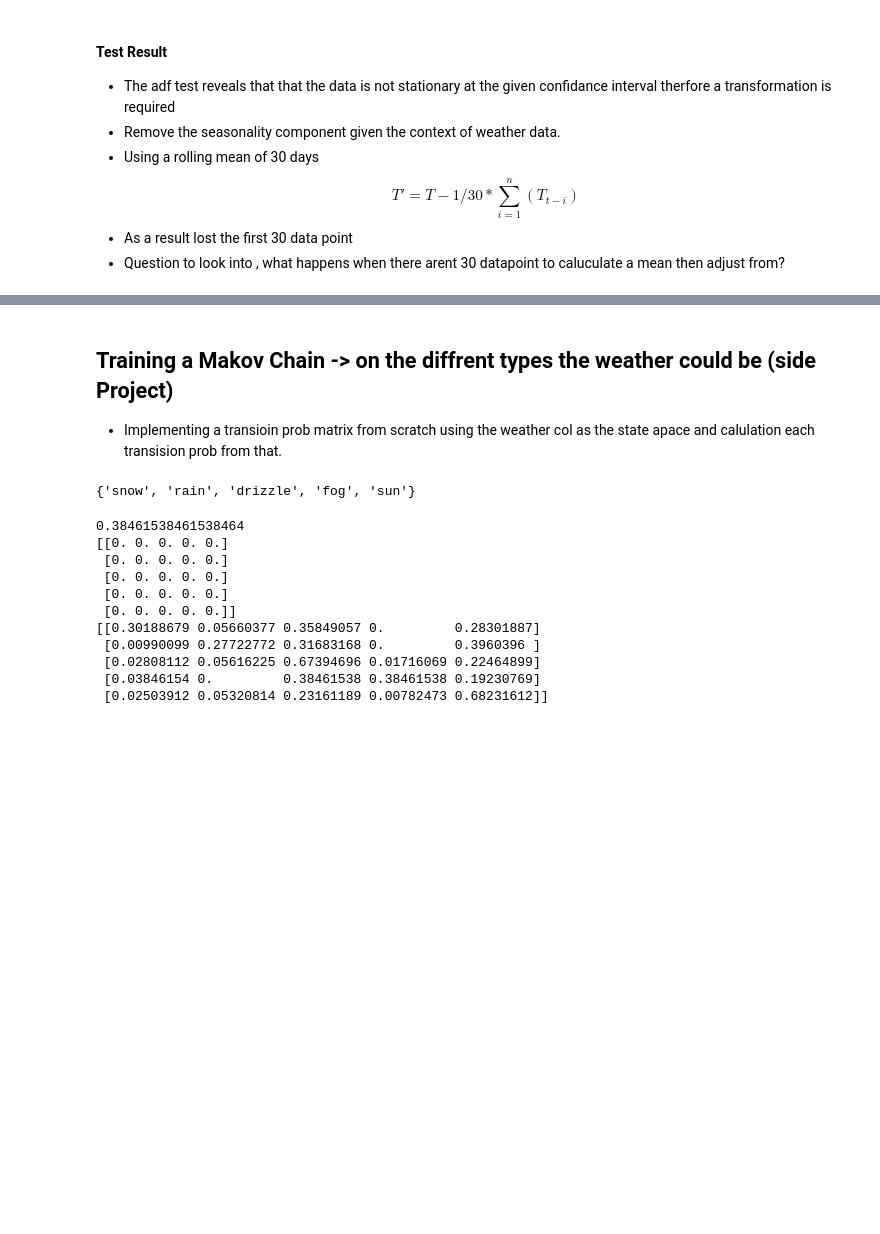
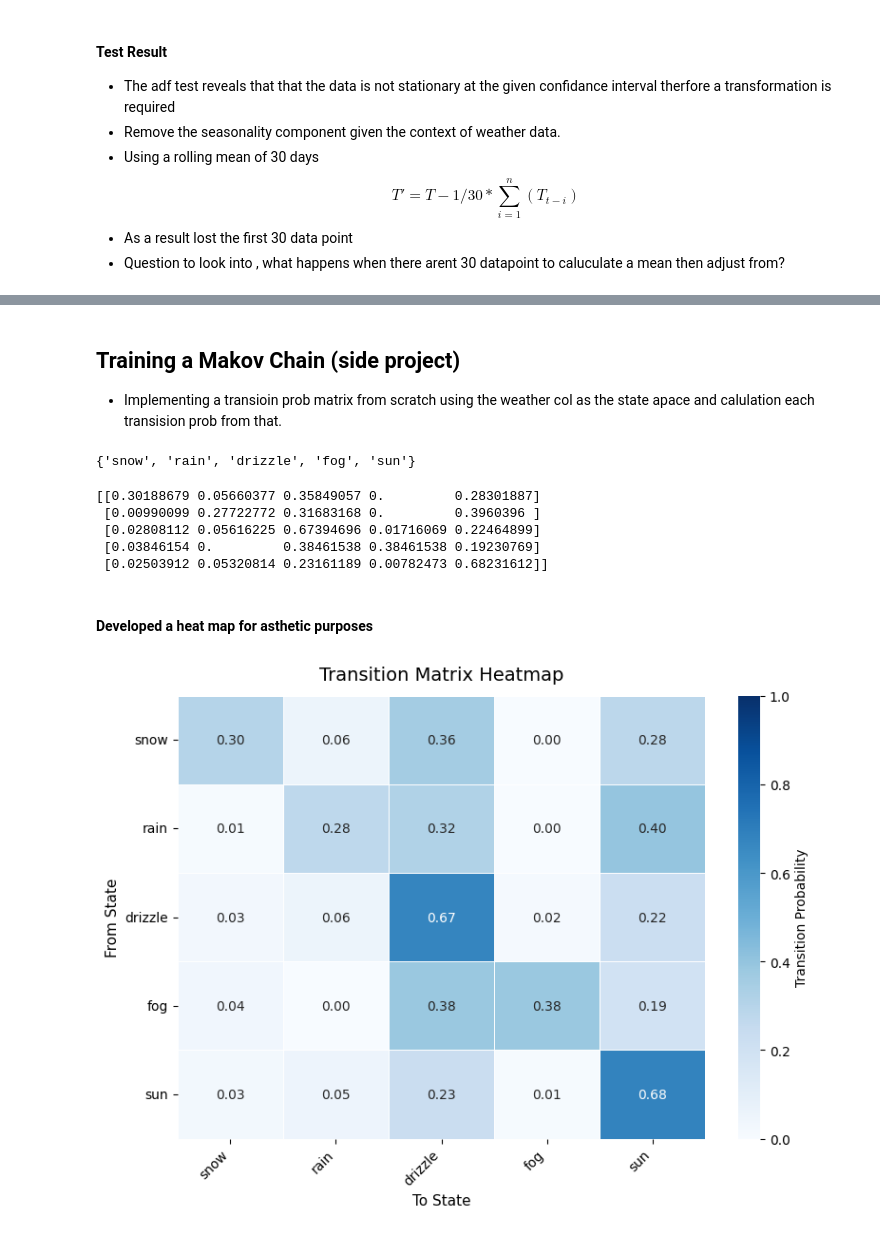
Before and after one commit to sanula05/HMM-For-Seattel-Weather-Forcasting, a Jupyter notebook: HMM.ipynb, the cells around one changed output, grey strips where cells are left out. Cells and saved outputs as stored; diff of their text form; code cells hidden in the pictures; blank space fills up the shorter version.

Commit message:
Developed a heat map for the prob. matrix

```diff
--- a/HMM.ipynb
+++ b/HMM.ipynb
@@ -77,5 +103,5 @@ Critical Values:
 # %% [markdown]
-## Training a Makov Chain -> on the diffrent types the weather could be (side Project)
+## Training a Makov Chain (side project)
 - Implementing a transioin prob matrix from scratch using the weather col as the state apace and calulation each transision prob from that.
 # %%
 # Trying to find the differnt possible states and define the statespace
@@ -97,7 +123,7 @@ def CreateTransMatrix(df):
 
 # Building a function to get the probability oof each entry in the transtion prob. matrix
 def GetCellProb(df,State_1,State_2):
-    # State 1 is the state x_t and State two is x_t+1 => Through the markov property
+    # State 1 is the state x_t and State two is x_t+1 > Through the markov property
     # Plan: Go through the entire array(Temp) then if at i its state_1 and at i+1 its state_2 then add to a counter
     Counter_trans = 0  # <- Number of desierd trans.
     Counter = 0 # <- Number of total trans.
@@ -113,8 +139,8 @@ def GetCellProb(df,State_1,State_2):
 
 
 # Test
-print(GetCellProb(Weather,'snow','rain'))
-print(CreateTransMatrix(Weather))
+# print(GetCellProb(Weather,'snow','rain'))
+# print(CreateTransMatrix(Weather))
 # From the test i get the probalility from doing from snow to rain given the data that the model is provided with and to what the result od CreateTransMatrix is
 
 def GetTransitionProb(array):
@@ -129,22 +155,39 @@ def GetTransitionProb(array):
 
 # Test
 print(GetTransitionProb(Weather))
-
-# def WeatherTrain(array):
-#     TransMartix = CreateTrasMatrix(array)
-
-#     types = set(data['weather'])
-#     for i in types:
-#         for n in range(len(data['weather'])):
 # %% [output]
-0.38461538461538464
-[[0. 0. 0. 0. 0.]
- [0. 0. 0. 0. 0.]
- [0. 0. 0. 0. 0.]
- [0. 0. 0. 0. 0.]
- [0. 0. 0. 0. 0.]]
 [[0.30188679 0.05660377 0.35849057 0.         0.28301887]
  [0.00990099 0.27722772 0.31683168 0.         0.3960396 ]
  [0.02808112 0.05616225 0.67394696 0.01716069 0.22464899]
  [0.03846154 0.         0.38461538 0.38461538 0.19230769]
  [0.02503912 0.05320814 0.23161189 0.00782473 0.68231612]]
+# %% [markdown]
+#### Developed a heat map for asthetic purposes
+# %%
+states = ['snow', 'rain', 'drizzle', 'fog', 'sun']
+plt.figure(figsize=(8, 6))
+matrix = GetTransitionProb(Weather)
+
+sns.heatmap(
+    matrix,
+    annot=True,           # show values in cells
+    fmt=".2f",            # 2 decimal places
+    cmap="Blues",         # color scheme
+    xticklabels=states,
+    yticklabels=states,
+    vmin=0, vmax=1,       # fix scale to [0, 1] for probabilities
+    linewidths=0.5,
+    linecolor="white",
+    cbar_kws={"label": "Transition Probability"}
+)
+
+plt.title("Transition Matrix Heatmap", fontsize=14, pad=12)
+plt.xlabel("To State", fontsize=11)
+plt.ylabel("From State", fontsize=11)
+plt.xticks(rotation=45, ha="right")
+plt.yticks(rotation=0)
+plt.tight_layout()
+plt.savefig("transition_heatmap.png", dpi=150)
+plt.show()
+# %% [output]
+[figure, added]
```
Also changed, not shown: parts of 7 cells of this notebook, 2 other files.
